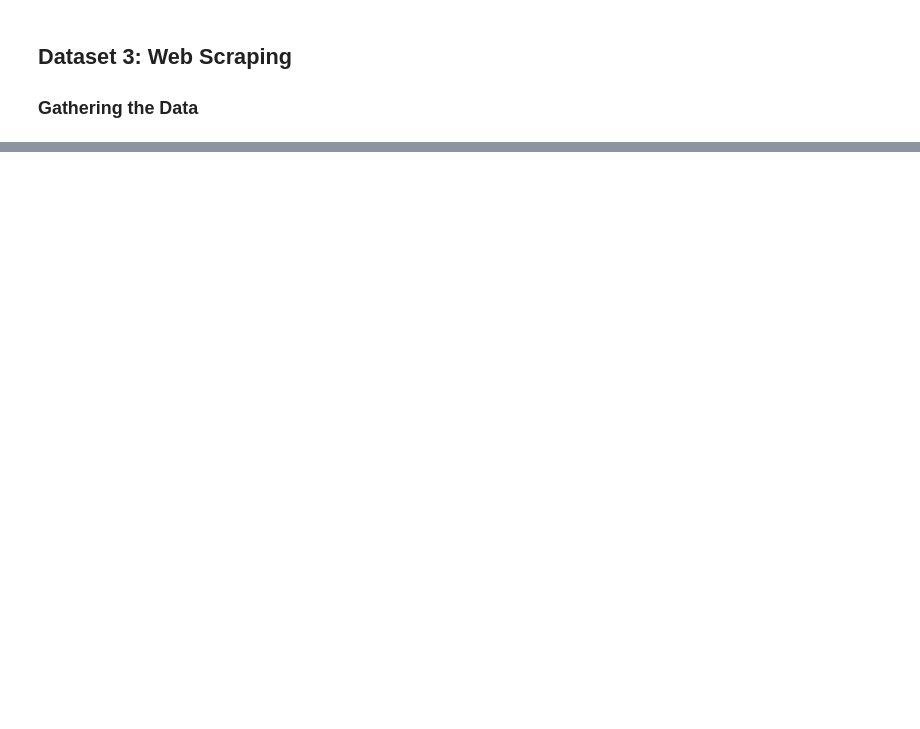
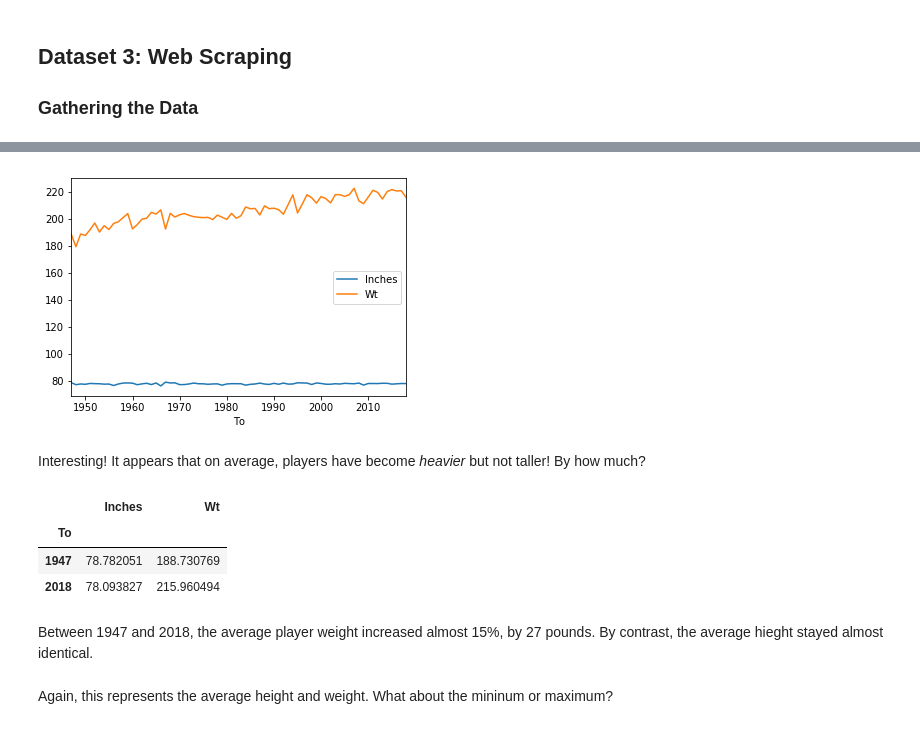
Before and after one commit to erikgregorywebb/machine-learning, a Jupyter notebook: Homework-1.ipynb, the cells around one changed output, grey strips where cells are left out. Drawn from its saved outputs; the diff is of its cells as text; code cells hidden in the pictures; blank space fills up the shorter version.

```diff
--- a/Homework-1.ipynb
+++ b/Homework-1.ipynb
@@ -449,2 +264,0 @@ import  pandas as pd
-# %%
-r = requests.get('https://www.basketball-reference.com/players/a/')
@@ -514,0 +279,21 @@ time.sleep(1)
+# %%
+letters = list(string.ascii_lowercase)
+letters.remove("x")
+
+df = pd.DataFrame()
+for letter in letters:
+    time.sleep(1)
+    scrape_url = "https://www.basketball-reference.com/players/{}/".format(letter)
+    r = requests.get(scrape_url)
+    soup = BeautifulSoup(r.content, "lxml")
+    data = ""
+    for tr in soup.find_all("tr"):
+        record = ""
+        for td in tr.find_all(["th", "td"]):
+            record = record + "|" + td.text
+        if len(record)!=0:
+            data = data + "\n" + record[1:]
+    readable_data = pd.compat.StringIO(data)
+    bb = pd.read_table(readable_data, sep="|")
+    df = df.append(bb)
+bb_df = df
@@ -514,0 +345,3 @@ time.sleep(1)
+# %%
+bb_df = bb_df.dropna(how='any')
+len(bb_df)
@@ -514,0 +354,6 @@ time.sleep(1)
+# %%
+hgt_str = bb_df.Ht.values
+hgt_str = [x.split("-") for x in hgt_str]
+hgt_in = [(int(x[0]) * 12) + int(x[1]) for x in hgt_str]
+se = pd.Series(hgt_in)
+bb_df.insert(loc = 8, column= 'Inches', value = se)
@@ -514,0 +368,19 @@ time.sleep(1)
+# %%
+bb_pivot_table = pd.pivot_table(bb_df, values = ["Inches", "Wt"], index = ['To'], aggfunc = np.mean)
+bb_pivot_table.plot()
+plt.show()
+# %% [output]
+[figure, added]
+# %% [markdown]
+Interesting! It appears that on average, players have become _heavier_ but not taller! By how much?
+# %%
+bb_pivot_table.iloc[[0, -1]]
+# %% [output]
+|  | Inches | Wt |
+| To |  |  |
+| 1947 | 78.782051 | 188.730769 |
+| 2018 | 78.093827 | 215.960494 |
+# %% [markdown]
+Between 1947 and 2018, the average player weight increased almost 15%, by 27 pounds. By contrast, the average hieght stayed almost identical.
+# %% [markdown]
+Again, this represents the average height and weight. What about the mininum or maximum?
```
Also changed, not shown: parts of 78 cells of this notebook.
